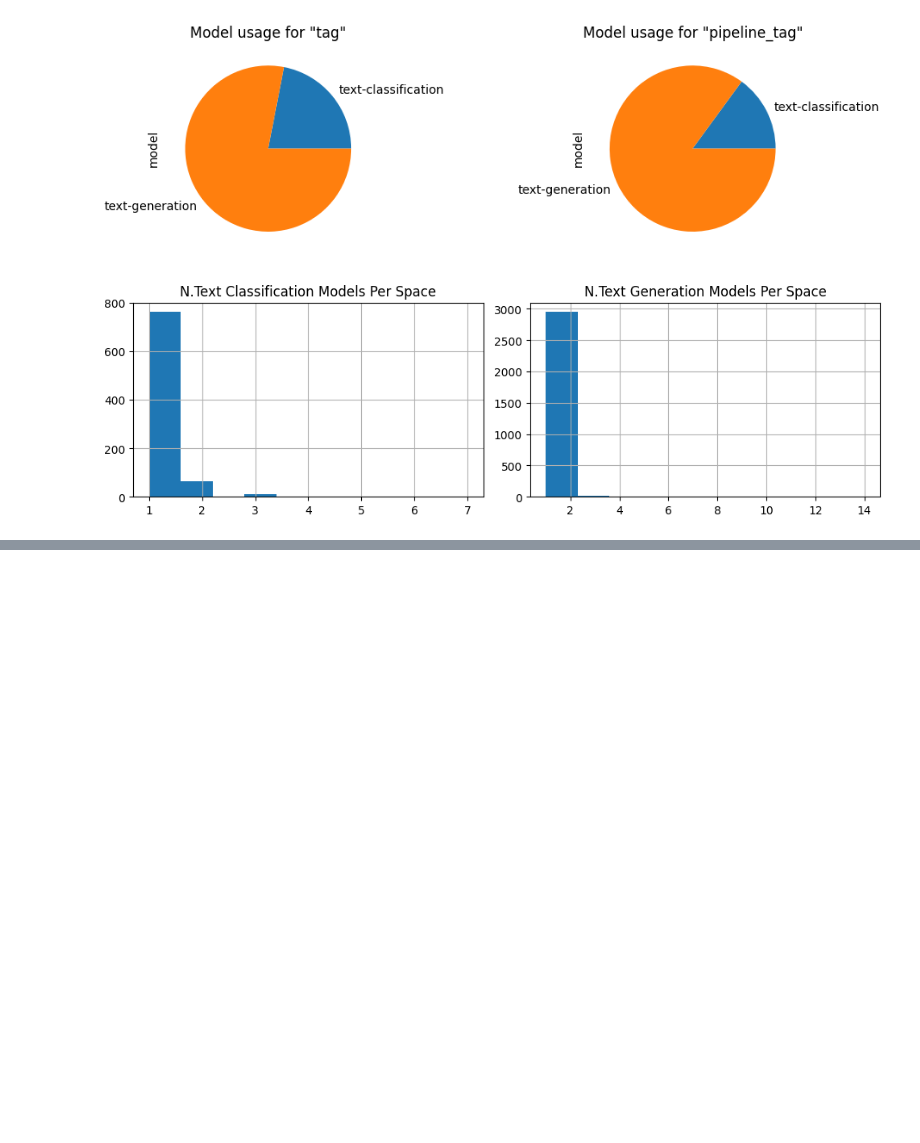
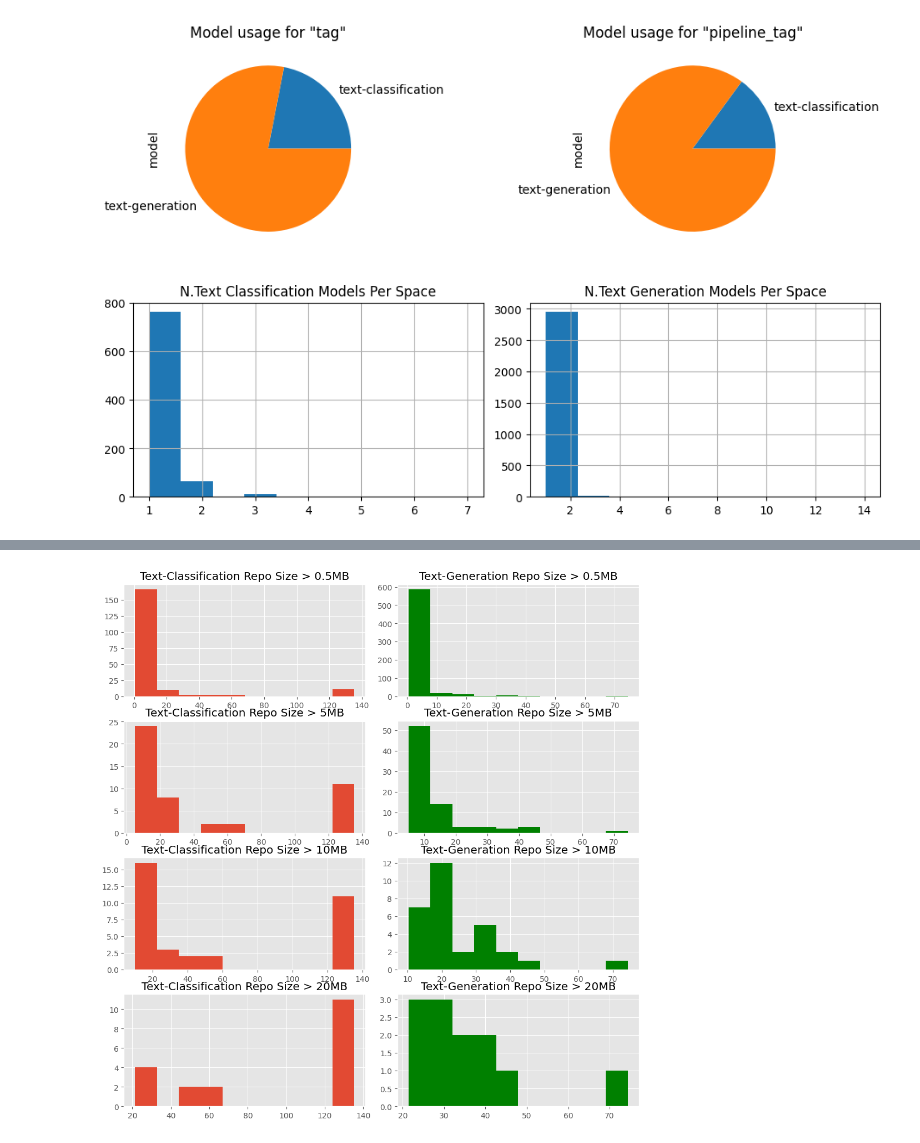
Before and after one commit to keivanipchihagh/ML-Dev-Ease-Classification-vs.-Generation, a Jupyter notebook: src/main.ipynb, the cells around one changed output, grey strips where cells are left out. Saved outputs shown, nothing was run; the diff lists cells and outputs as text; code cells hidden in the pictures; blank space fills up the shorter version.

```diff
--- a/src/main.ipynb
+++ b/src/main.ipynb
@@ -5,6 +5,8 @@ This notebook contains all the analysis and plots.
 import pandas as pd
 from ast import literal_eval
 from matplotlib import pyplot as plt
+# %%
+plt.style.use('ggplot')
 # %% [markdown]
 ## Step 2.5 - Comparing ML Apps
 # %%
@@ -157,0 +162,2 @@ plt.show()
+# %%
+files_df = pd.read_csv('../data/files.csv')
@@ -157,0 +189,13 @@ plt.show()
+# %%
+files_df['size'] = files_df['size'] / (1024**2)    # B to MB
+
+# Rename columns
+files_df = files_df.rename(
+    columns = {
+        'name': 'space'
+    }
+)
+
+# Merge DataFrames
+files_models_df = files_df.merge(spaces_models_df)
+files_models_df.tail(3)
@@ -157,0 +209,3 @@ plt.show()
+# %%
+temp_tc_df = files_models_df.loc[files_models_df['tag'] == 'text-classification']
+temp_tg_df = files_models_df.loc[files_models_df['tag'] == 'text-generation']
@@ -157,0 +238,20 @@ plt.show()
+# %%
+# Number of files files and size of repository
+
+fig, axes = plt.subplots(nrows=4, ncols=2, figsize=(10, 10))
+fig.tight_layout()
+
+# Histograms of number repository files with different thresholds
+sizes = [0.5, 5, 10, 20]
+for i, size in enumerate(sizes):
+    temp_tc_df.loc[temp_tc_df['size'] > size, 'size'].hist(ax=axes[i, 0])
+    axes[i, 0].title.set_text(f'Text-Classification Repo Size > {size}MB')
+
+# Histograms of number repository files with different thresholds
+for i, size in enumerate(sizes):
+    temp_tg_df.loc[temp_tg_df['size'] > size, 'size'].hist(ax=axes[i, 1], color='g')
+    axes[i, 1].title.set_text(f'Text-Generation Repo Size > {size}MB')
+
+plt.show()
+# %% [output]
+[figure, added]
```
Also changed, not shown: parts of 8 cells of this notebook, 5 other files.
